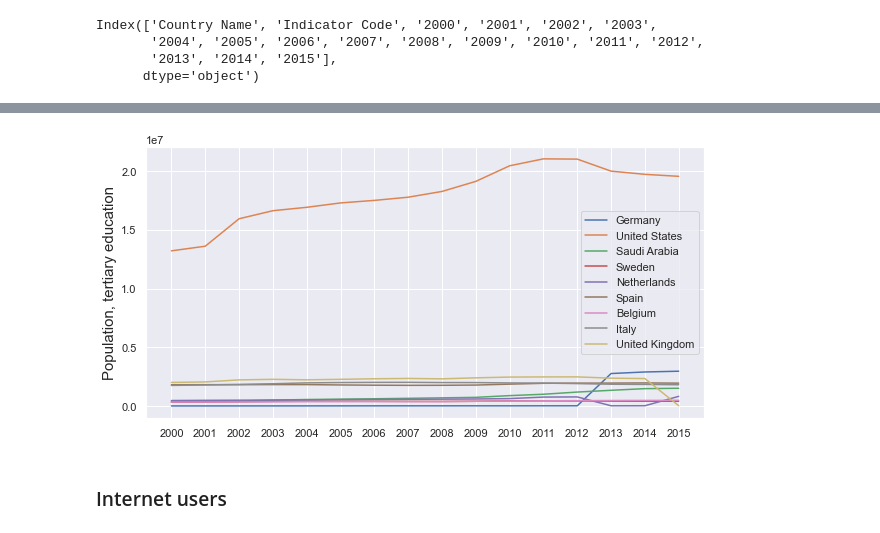
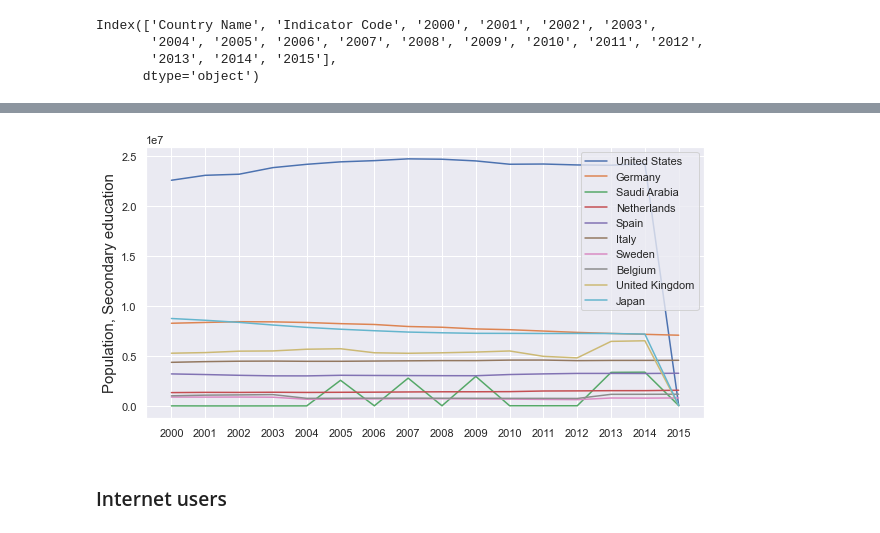
Before and after one commit to Azimoj/EdState-, a Jupyter notebook: P2.ipynb, the cells around one changed output, grey strips where cells are left out. Cells and saved outputs as stored; diff of their text form; code cells hidden in the pictures.

```diff
--- a/P2.ipynb
+++ b/P2.ipynb
@@ -332,8 +334,10 @@ indicators_to_keep = ['IT.NET.USER.P2',
 
                       'SP.POP.1524.TO.UN',
                       'SP.TER.TOTL.IN',
+                      'SP.SEC.TOTL.IN',
 
                       'SE.TER.ENRL',
+                      'SE.SEC.ENRL',
 
                       'NY.GDP.PCAP.PP.CD',
                       'SE.XPD.TOTL.GB.ZS']
@@ -688,11 +676,11 @@ Index(['Country Name', 'Indicator Code', '2000', '2001', '2002', '2003',
        '2013', '2014', '2015'],
       dtype='object')
 # %%
-indicators_to_keep = ['SE.TER.ENRL']
+indicators_to_keep = ['SE.SEC.ENRL']
 data_p_edu = data_keep[data_keep['Indicator Code'].isin(indicators_to_keep)]
 # %%
-Countries_to_keep = ['Germany', 'United States', 'Saudi Arabia', 'Sweden',
-       'Netherlands', 'Spain', 'Belgium', 'Italy', 'United Kingdom']
+Countries_to_keep = ['United States', 'Germany', 'Saudi Arabia', 'Netherlands', 'Spain',
+       'Italy', 'Sweden', 'Belgium', 'United Kingdom', 'Japan']
 
 data_p_edu_years = data_p_edu[data_p_edu['Country Name'].isin(Countries_to_keep)]
 data_p_edu_years = data_p_edu_years.drop('Indicator Code', axis=1)
@@ -739,14 +728,14 @@ data_p_edu_years.head(10)
 # %%
 sns.set(font_scale=1.0)
 plt.figure(figsize=(10,5))
 for country in Countries_to_keep:
     sns.lineplot(data=data_p_edu_years,
                  x=data_p_edu_years.index,
                  y=country,
                  label=country)
-plt.ylabel('Population, tertiary education', fontsize=15);
+plt.ylabel('Population, Secondary education', fontsize=15);
 # %% [output]
-[figure, old version]
+[figure, new version]
 # %% [markdown]
 ### Internet users
 # %%
```
Also changed, not shown: parts of 46 cells of this notebook.
